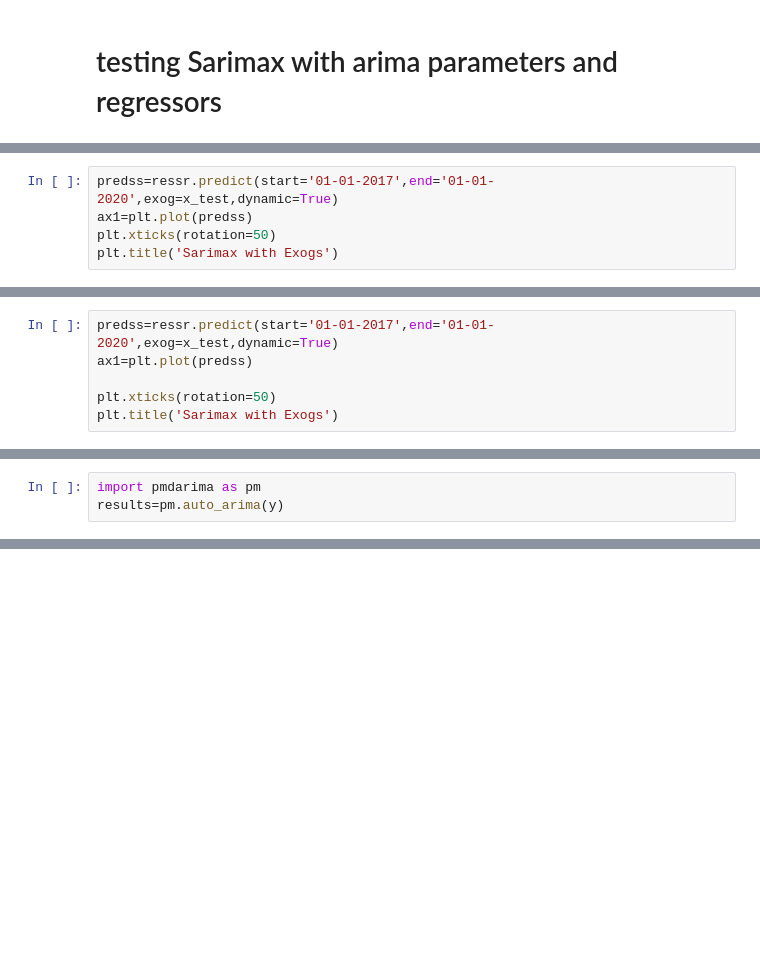
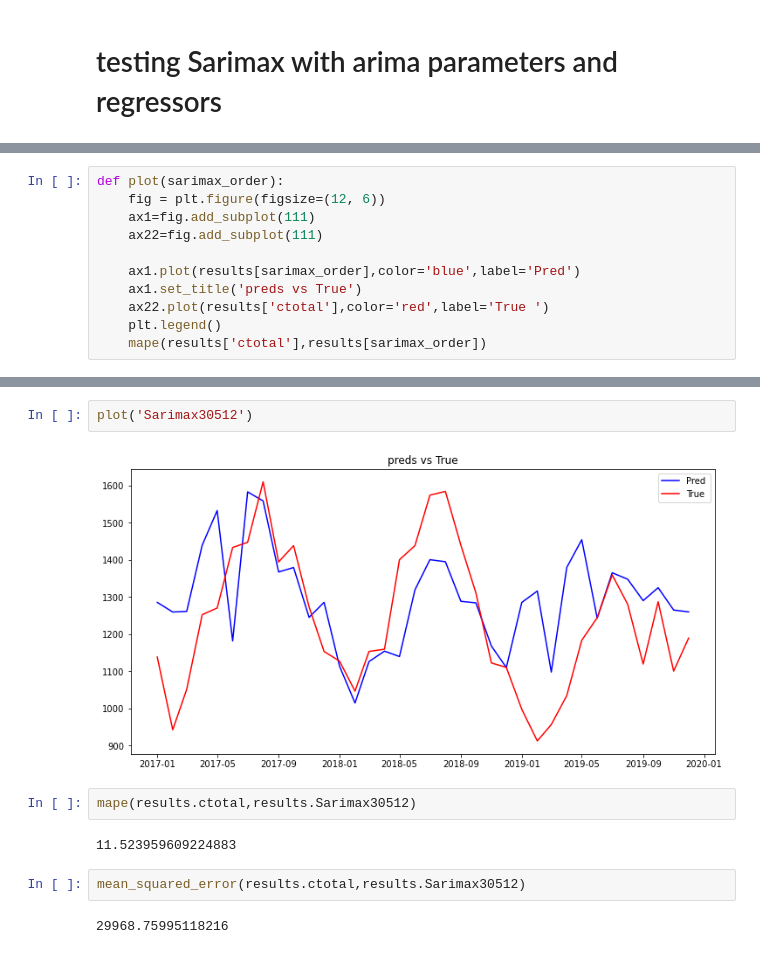
Before and after one commit to mamer-alomari/mameralomarinewyorkmodel, a Jupyter notebook: Buffalo_crime_Modeling.ipynb, the cells around one changed output, grey strips where cells are left out. Saved outputs shown, nothing was run; the diff lists cells and outputs as text; blank space fills up the shorter version.

```diff
--- a/Buffalo_crime_Modeling.ipynb
+++ b/Buffalo_crime_Modeling.ipynb
@@ -435,5 +341,0 @@ Warnings:
-# %%
-predss=ressr.predict(start='01-01-2017',end='01-01-2020',exog=x_test,dynamic=True)
-ax1=plt.plot(predss)
-plt.xticks(rotation=50)
-plt.title('Sarimax with Exogs')
@@ -492,6 +341,0 @@ Warnings:
-# %%
-predss=ressr.predict(start='01-01-2017',end='01-01-2020',exog=x_test,dynamic=True)
-ax1=plt.plot(predss)
-
-plt.xticks(rotation=50)
-plt.title('Sarimax with Exogs')
@@ -506,3 +341,0 @@ plt.plot(y_test)
-# %%
-import pmdarima as pm
-results=pm.auto_arima(y)
@@ -510,0 +350,11 @@ ModuleNotFoundError: No module named 'pmdarima'
+# %%
+def plot(sarimax_order):
+    fig = plt.figure(figsize=(12, 6))
+    ax1=fig.add_subplot(111)
+    ax22=fig.add_subplot(111)
+
+    ax1.plot(results[sarimax_order],color='blue',label='Pred')
+    ax1.set_title('preds vs True')
+    ax22.plot(results['ctotal'],color='red',label='True ')
+    plt.legend()
+    mape(results['ctotal'],results[sarimax_order])
@@ -510,0 +380,12 @@ ModuleNotFoundError: No module named 'pmdarima'
+# %%
+plot('Sarimax30512')
+# %% [output]
+[figure, added]
+# %%
+mape(results.ctotal,results.Sarimax30512)
+# %% [output]
+11.523959609224883
+# %%
+mean_squared_error(results.ctotal,results.Sarimax30512)
+# %% [output]
+29968.75995118216
```
Also changed, not shown: parts of 92 cells of this notebook.
